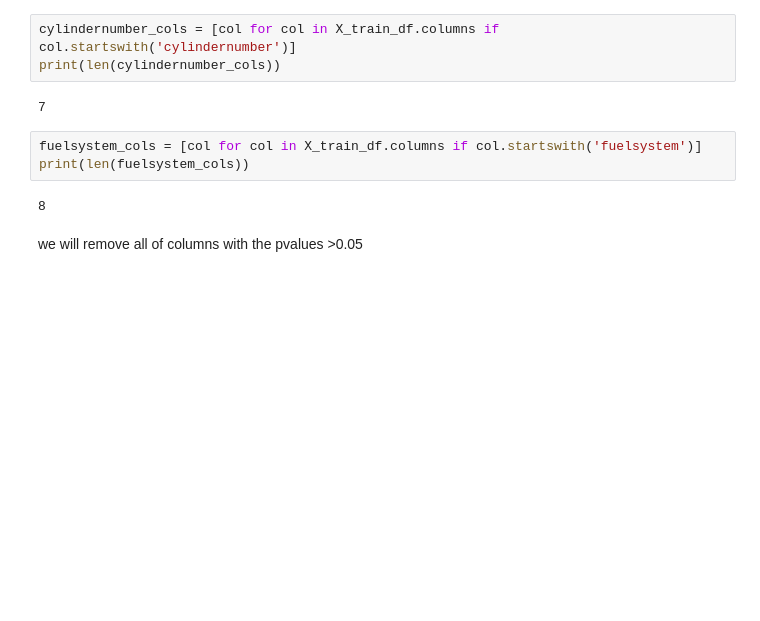
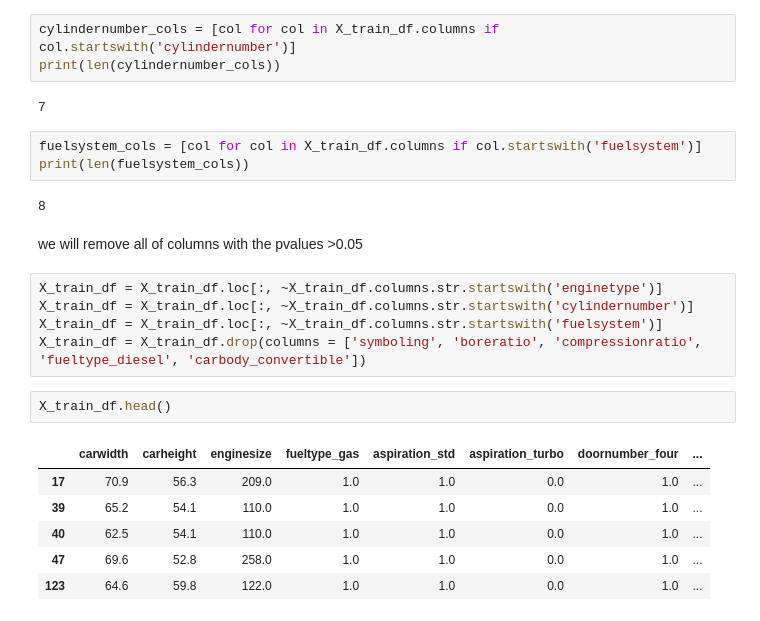
Before and after one commit to QianFu520/Linear-Regression-in-statsmodels, a Jupyter notebook: Diagnosing Your Regression Model.ipynb, the cells around one changed output. Saved outputs shown, nothing was run; the diff lists cells and outputs as text; blank space fills up the shorter version.

```diff
--- a/Diagnosing Your Regression Model.ipynb
+++ b/Diagnosing Your Regression Model.ipynb
@@ -392,3 +392,17 @@ print(len(fuelsystem_cols))
 8
 # %% [markdown]
 we will remove all of columns with the pvalues >0.05
+# %%
+X_train_df = X_train_df.loc[:, ~X_train_df.columns.str.startswith('enginetype')]
+X_train_df = X_train_df.loc[:, ~X_train_df.columns.str.startswith('cylindernumber')]
+X_train_df = X_train_df.loc[:, ~X_train_df.columns.str.startswith('fuelsystem')]
+X_train_df = X_train_df.drop(columns = ['symboling', 'boreratio', 'compressionratio', 'fueltype_diesel', 'carbody_convertible'])
+# %%
+X_train_df.head()
+# %% [output]
+|  | carwidth | carheight | enginesize | fueltype_gas | aspiration_std | aspiration_turbo | doornumber_four | ... |
+| 17 | 70.9 | 56.3 | 209.0 | 1.0 | 1.0 | 0.0 | 1.0 | ... |
+| 39 | 65.2 | 54.1 | 110.0 | 1.0 | 1.0 | 0.0 | 1.0 | ... |
+| 40 | 62.5 | 54.1 | 110.0 | 1.0 | 1.0 | 0.0 | 1.0 | ... |
+| 47 | 69.6 | 52.8 | 258.0 | 1.0 | 1.0 | 0.0 | 1.0 | ... |
+| 123 | 64.6 | 59.8 | 122.0 | 1.0 | 1.0 | 0.0 | 1.0 | ... |
```
Also changed, not shown: parts of 3 cells of this notebook.
